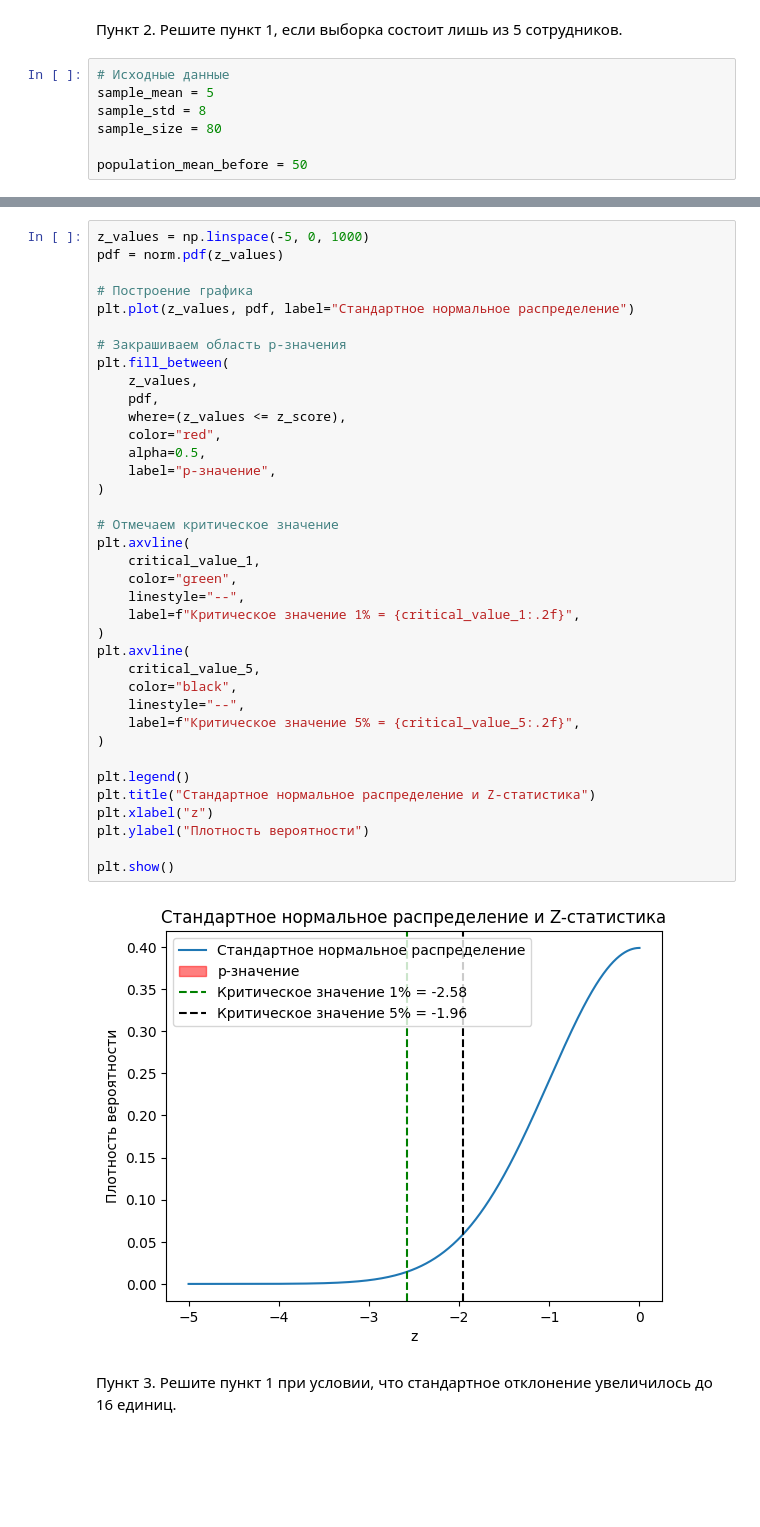
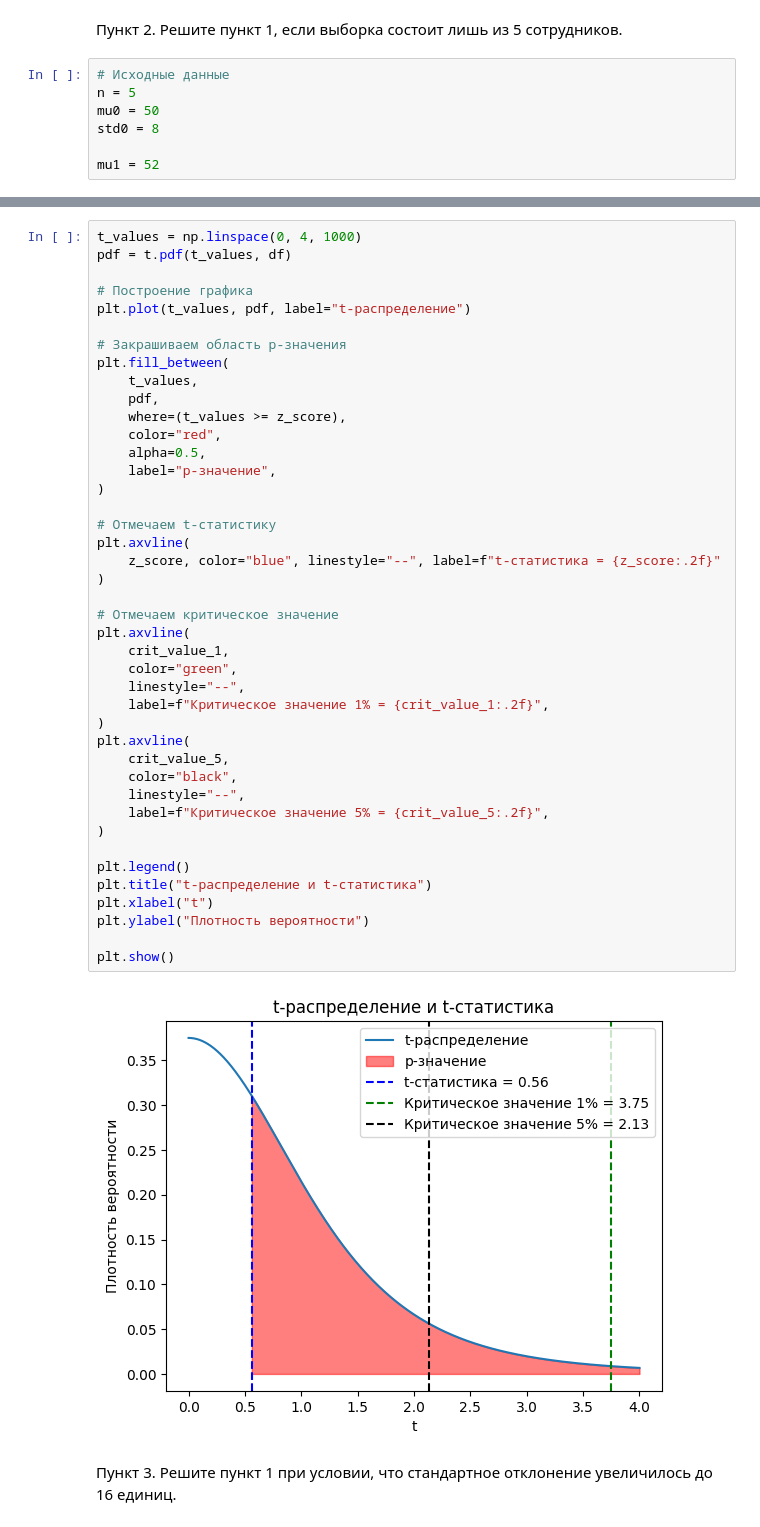
Before and after one commit to hilkovich/itmo_math_stat, a Jupyter notebook: homework_3/HW_3.ipynb, the cells around one changed output, grey strips where cells are left out. Drawn from its saved outputs; the diff is of its cells as text; blank space fills up the shorter version.

```diff
--- a/homework_3/HW_3.ipynb
+++ b/homework_3/HW_3.ipynb
@@ -1317,10 +1323,10 @@ plt.show()
 Пункт 2. Решите пункт 1, если выборка состоит лишь из 5 сотрудников.
 # %%
 # Исходные данные
-sample_mean = 5
-sample_std = 8
-sample_size = 80
+n = 5
+mu0 = 50
+std0 = 8
 
-population_mean_before = 50
+mu1 = 52
 # %%
 # Стандартная ошибка
@@ -1356,41 +1369,46 @@ p-значение: 1.00000
 # %%
-z_values = np.linspace(-5, 0, 1000)
-pdf = norm.pdf(z_values)
+t_values = np.linspace(0, 4, 1000)
+pdf = t.pdf(t_values, df)
 
 # Построение графика
-plt.plot(z_values, pdf, label="Стандартное нормальное распределение")
+plt.plot(t_values, pdf, label="t-распределение")
 
 # Закрашиваем область p-значения
 plt.fill_between(
-    z_values,
+    t_values,
     pdf,
-    where=(z_values <= z_score),
+    where=(t_values >= z_score),
     color="red",
     alpha=0.5,
     label="p-значение",
 )
 
+# Отмечаем t-статистику
+plt.axvline(
+    z_score, color="blue", linestyle="--", label=f"t-статистика = {z_score:.2f}"
+)
+
 # Отмечаем критическое значение
 plt.axvline(
-    critical_value_1,
+    crit_value_1,
     color="green",
     linestyle="--",
-    label=f"Критическое значение 1% = {critical_value_1:.2f}",
+    label=f"Критическое значение 1% = {crit_value_1:.2f}",
 )
 plt.axvline(
-    critical_value_5,
+    crit_value_5,
     color="black",
     linestyle="--",
-    label=f"Критическое значение 5% = {critical_value_5:.2f}",
+    label=f"Критическое значение 5% = {crit_value_5:.2f}",
 )
 
 plt.legend()
-plt.title("Стандартное нормальное распределение и Z-статистика")
-plt.xlabel("z")
+plt.title("t-распределение и t-статистика")
+plt.xlabel("t")
 plt.ylabel("Плотность вероятности")
 
 plt.show()
 # %% [output]
-[figure, old version]
+[figure, new version]
 # %% [markdown]
 Пункт 3. Решите пункт 1 при условии, что стандартное отклонение увеличилось до 16 единиц.
```
Also changed, not shown: parts of 22 cells of this notebook.
